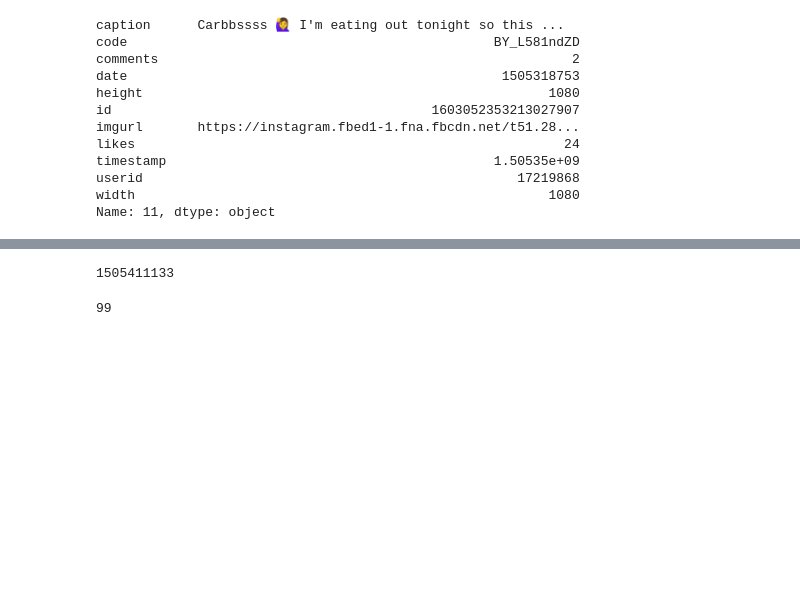
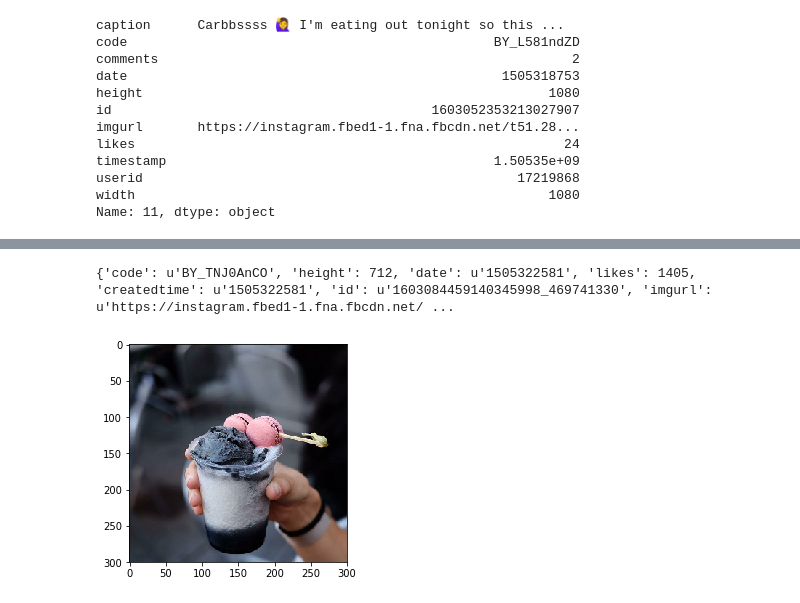
Before and after one commit to AlbertHJLee/minster, a Jupyter notebook: exploration.ipynb, the cells around one changed output, grey strips where cells are left out. Saved outputs shown, nothing was run; the diff lists cells and outputs as text; code cells hidden in the pictures; blank space fills up the shorter version.

Commit message:
Read in scraper data

```diff
--- a/exploration.ipynb
+++ b/exploration.ipynb
@@ -326,8 +284,11 @@ struct = utils.search_old('cake')
-# %%
-struct[6][u'date']
-# %% [output]
-1505411133
-# %%
-np.where(likes == likes.max())[0][0]
-# %% [output]
-99
+# %%
+import utils
+data,images = utils.dataFromScraper('iceandvice')
+# %%
+i = 0
+print data[i]
+plt.imshow(images[i]/255.)
+plt.show()
+# %% [output]
+{'code': u'BY_TNJ0AnCO', 'height': 712, 'date': u'1505322581', 'likes': 1405, 'createdtime': u'1505322581', 'id': u'1603084459140345998_469741330', 'imgurl': u'https://instagram.fbed1-1.fna.fbcdn.net/ ...
+[figure, added]
```
Also changed, not shown: parts of 4 cells of this notebook, 2 other files.
